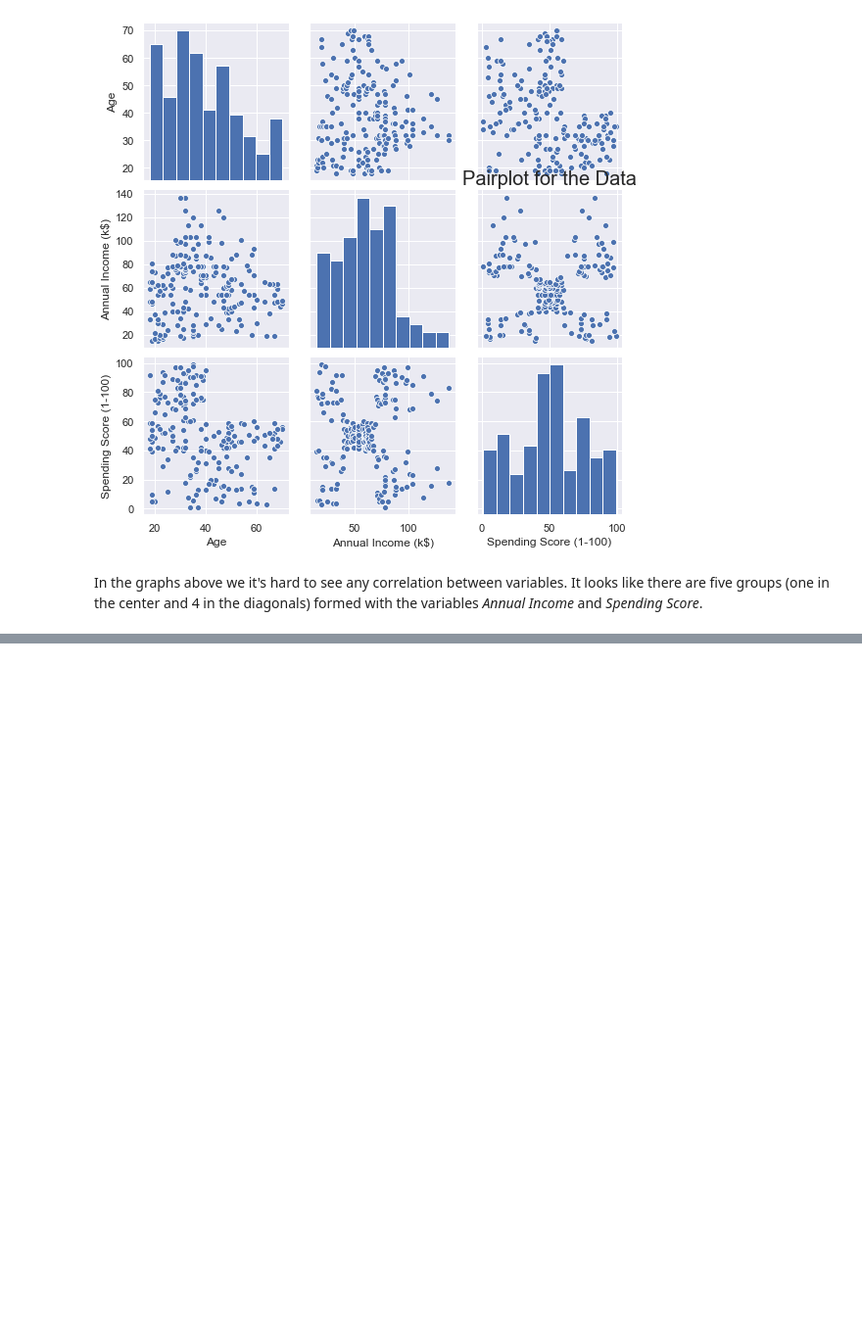
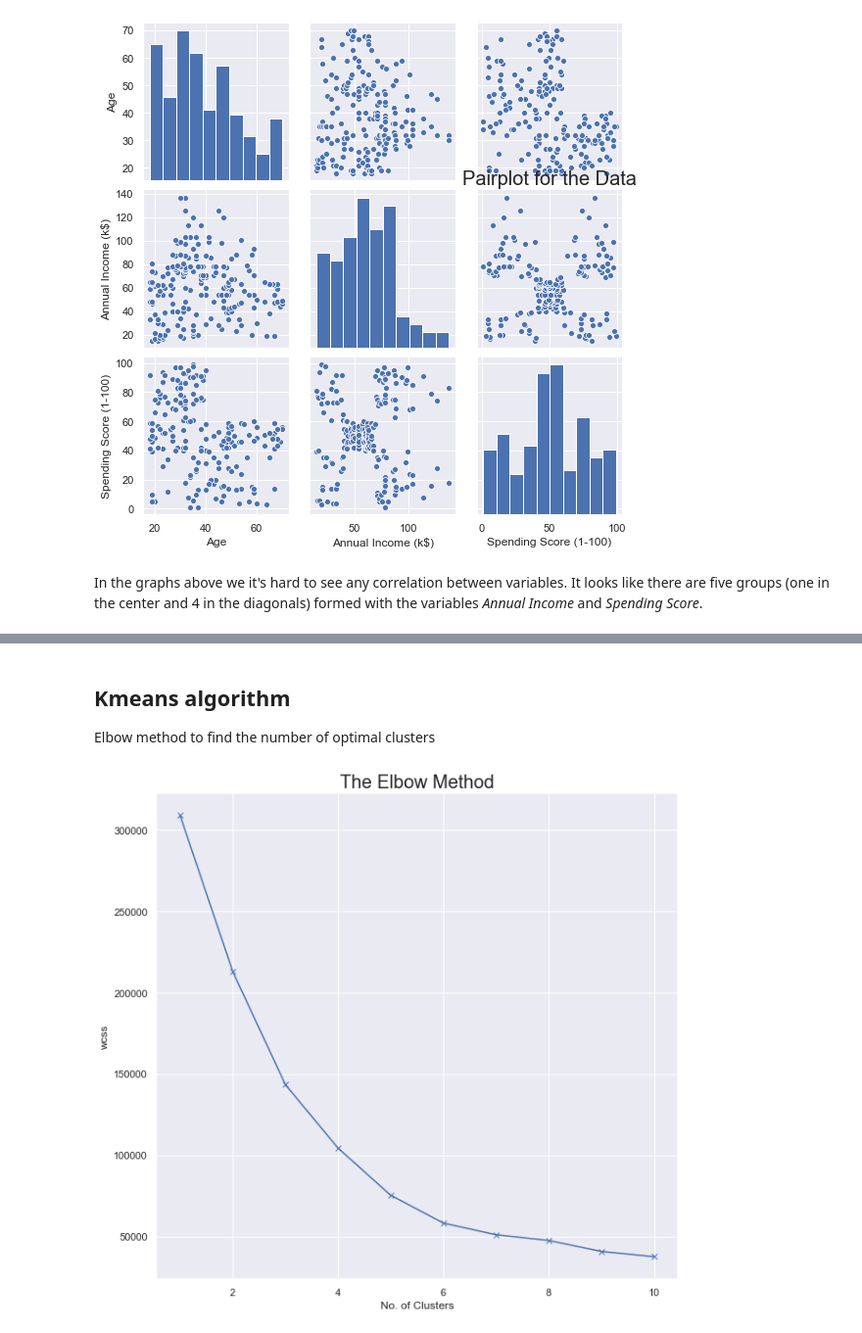
Before and after one commit to rubjmnz93/mall_customers_clustering_analysis, a Jupyter notebook: notebook/Mall_customers_clustering_analysis.ipynb, the cells around one changed output, grey strips where cells are left out. Shown at 98% size. Cells and saved outputs as stored; diff of their text form; code cells hidden in the pictures; blank space fills up the shorter version.

Commit message:
Cluster analysis

```diff
--- a/notebook/Mall_customers_clustering_analysis.ipynb
+++ b/notebook/Mall_customers_clustering_analysis.ipynb
@@ -133,0 +136,3 @@ It doesn't look like there are any huge different between females and males. We
+# %%
+x = data.iloc[:,[2,3,4]]
+print(x)
@@ -133,0 +154,21 @@ It doesn't look like there are any huge different between females and males. We
+# %% [markdown]
+## Kmeans algorithm
+
+Elbow method to find the number of optimal clusters
+# %%
+from sklearn.cluster import KMeans
+
+wcss = []
+for i in range(1,11):
+    km = KMeans(n_clusters=i, init='k-means++', max_iter=300, n_init = 10,
+                random_state = 0)
+    km.fit(x)
+    wcss.append(km.inertia_)
+
+plt.plot(range(1,11), wcss, 'bx-')
+plt.title('The Elbow Method', fontsize = 20)
+plt.xlabel('No. of Clusters')
+plt.ylabel('wcss')
+plt.show()
+# %% [output]
+[figure, added]
```
Also changed, not shown: parts of 9 cells of this notebook.
